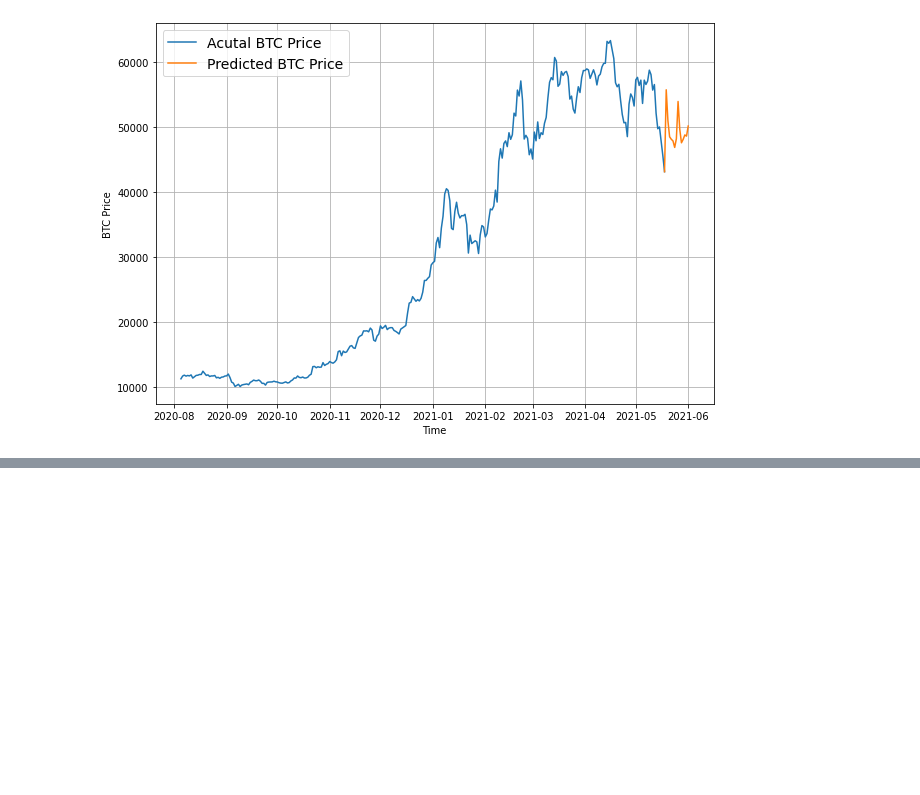
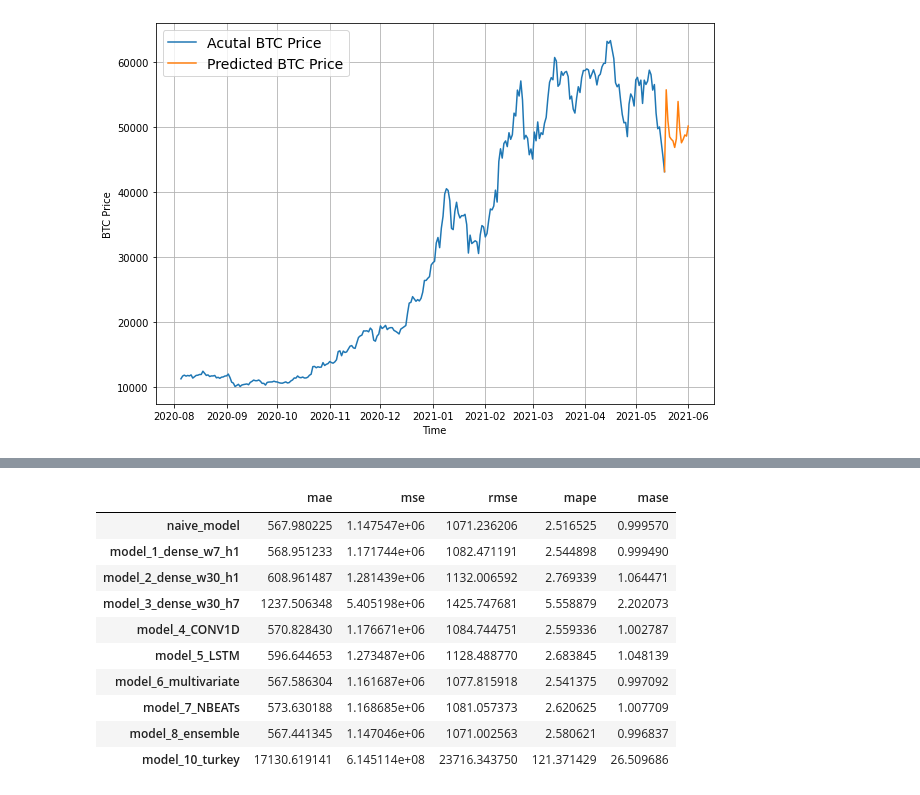
Before and after one commit to rcortezk9/tensorflow_lessons, a Jupyter notebook: 10_time_series_forecasing_with_tensorflow_video.ipynb, the cells around one changed output, grey strips where cells are left out. Cells and saved outputs as stored; diff of their text form; code cells hidden in the pictures; blank space fills up the shorter version.

```diff
--- a/10_time_series_forecasing_with_tensorflow_video.ipynb
+++ b/10_time_series_forecasing_with_tensorflow_video.ipynb
@@ -2362,0 +2511,25 @@ plot_time_series(next_time_steps, future_forecast, format="-", label="Predicted
+# %%
+# Compare different model results (w = window, h = horizon, e.g. w=7 means a window size of 7)
+model_results = pd.DataFrame({"naive_model": naive_results,
+                              "model_1_dense_w7_h1": model_1_results,
+                              "model_2_dense_w30_h1": model_2_results,
+                              "model_3_dense_w30_h7": model_3_results,
+                              "model_4_CONV1D": model_4_results,
+                              "model_5_LSTM": model_5_results,
+                              "model_6_multivariate": model_6_results,
+                              "model_7_NBEATs": model_7_results,
+                              "model_8_ensemble": ensemble_results,
+                              "model_10_turkey": turkey_results}).T
+model_results.head(10)
+# %% [output]
+|  | mae | mse | rmse | mape | mase |
+| naive_model | 567.980225 | 1.147547e+06 | 1071.236206 | 2.516525 | 0.999570 |
+| model_1_dense_w7_h1 | 568.951233 | 1.171744e+06 | 1082.471191 | 2.544898 | 0.999490 |
+| model_2_dense_w30_h1 | 608.961487 | 1.281439e+06 | 1132.006592 | 2.769339 | 1.064471 |
+| model_3_dense_w30_h7 | 1237.506348 | 5.405198e+06 | 1425.747681 | 5.558879 | 2.202073 |
+| model_4_CONV1D | 570.828430 | 1.176671e+06 | 1084.744751 | 2.559336 | 1.002787 |
+| model_5_LSTM | 596.644653 | 1.273487e+06 | 1128.488770 | 2.683845 | 1.048139 |
+| model_6_multivariate | 567.586304 | 1.161687e+06 | 1077.815918 | 2.541375 | 0.997092 |
+| model_7_NBEATs | 573.630188 | 1.168685e+06 | 1081.057373 | 2.620625 | 1.007709 |
+| model_8_ensemble | 567.441345 | 1.147046e+06 | 1071.002563 | 2.580621 | 0.996837 |
+| model_10_turkey | 17130.619141 | 6.145114e+08 | 23716.343750 | 121.371429 | 26.509686 |
```
Also changed, not shown: parts of 65 cells of this notebook.
